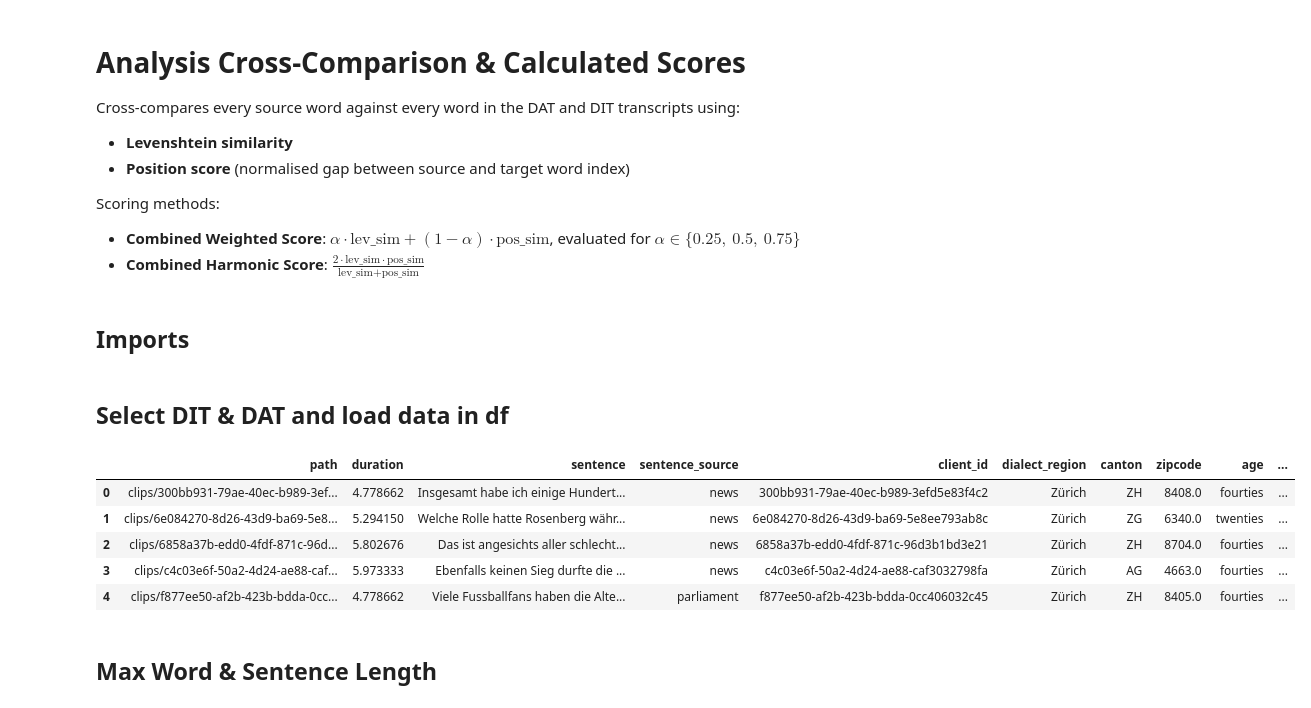
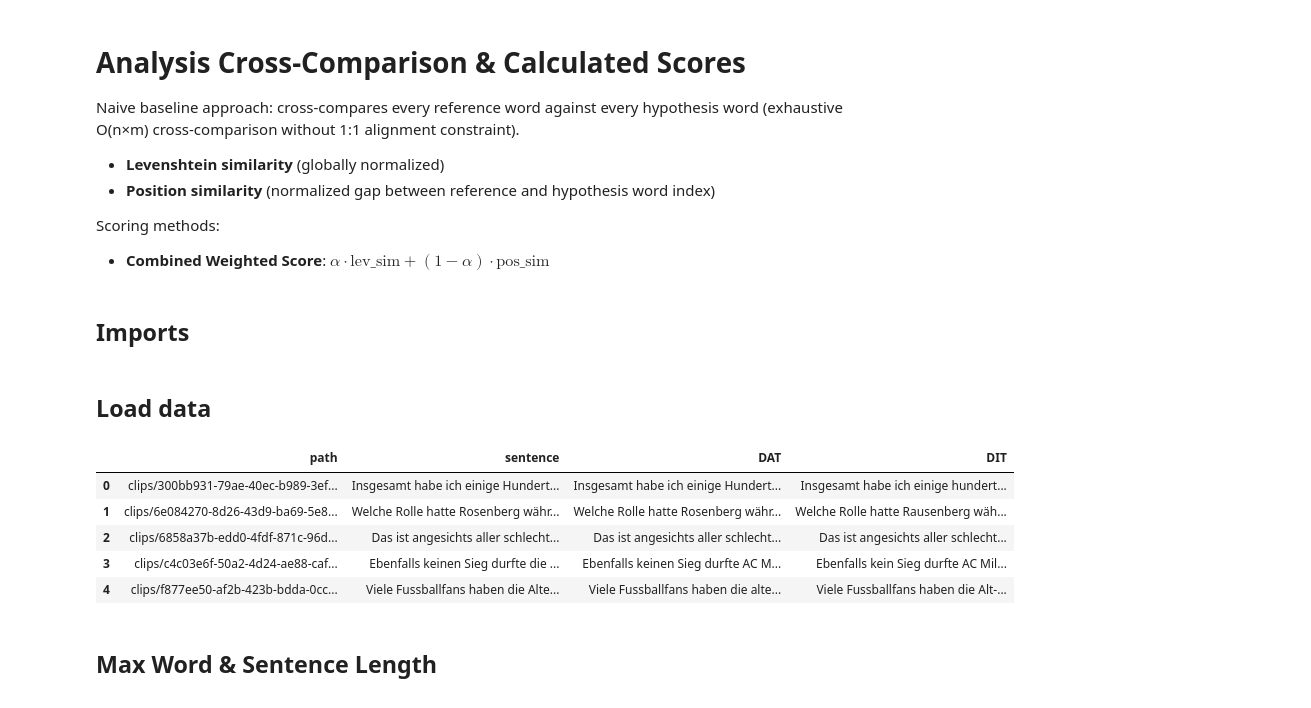
Before and after one commit to michamettler/BA-FS26_ciel_Mettler_Dialektanalyse, a Jupyter notebook: scripts/cross-comparison.ipynb, the cells around one changed output. Saved outputs shown, nothing was run; the diff lists cells and outputs as text; code cells hidden in the pictures.

```diff
--- a/scripts/cross-comparison.ipynb
+++ b/scripts/cross-comparison.ipynb
@@ -1,15 +1,15 @@
 # %% [markdown]
 # Analysis Cross-Comparison & Calculated Scores
 
-Cross-compares every source word against every word in the DAT and DIT transcripts using:
+Naive baseline approach: cross-compares every reference word against every hypothesis word
+(exhaustive O(n×m) cross-comparison without 1:1 alignment constraint).
 
-- **Levenshtein similarity**
-- **Position score** (normalised gap between source and target word index)
+- **Levenshtein similarity** (globally normalized)
+- **Position similarity** (normalized gap between reference and hypothesis word index)
 
 Scoring methods:
 
-- **Combined Weighted Score**: $\alpha \cdot \text{lev\_sim} + (1-\alpha) \cdot \text{pos\_sim}$, evaluated for $\alpha \in \{0.25,\ 0.5,\ 0.75\}$
-- **Combined Harmonic Score**: $\frac{2 \cdot \text{lev\_sim} \cdot \text{pos\_sim}}{\text{lev\_sim} + \text{pos\_sim}}$
+- **Combined Weighted Score**: $\alpha \cdot \text{lev\_sim} + (1-\alpha) \cdot \text{pos\_sim}$
 # %% [markdown]
 ## Imports
 # %%
@@ -24,31 +26,29 @@ from util.plot_helpers import plot_score_distribution
 # %%
-PROJECT_ROOT = Path.cwd()
+PROJECT_ROOT = Path.cwd().parent
 ANALYSIS_DIR = PROJECT_ROOT / "samples" / "zurich_subset" / "transcripts"
 
-DIALECT_AWARE_TRANSCRIPT = ANALYSIS_DIR / "dialect-aware-transcript.tsv"
-DIALECT_IGNORANT_TRANSCRIPT = ANALYSIS_DIR / "dialect-ignorant-transcript.tsv"
+DIALECT_AWARE_TRANSCRIPT = ANALYSIS_DIR / "fhnw_dialect-aware.tsv"
+DIALECT_IGNORANT_TRANSCRIPT = ANALYSIS_DIR / "whsiper-largev2_dialect-ignorant.tsv"
 # %% [markdown]
-## Select DIT & DAT and load data in df
+## Load data
 # %%
 df_dat = pd.read_csv(DIALECT_AWARE_TRANSCRIPT, sep="\t", encoding="utf-8-sig")
 df_dit = pd.read_csv(DIALECT_IGNORANT_TRANSCRIPT, sep="\t", encoding="utf-8-sig")
 
 df = pd.merge(
-    df_dat,
-    df_dit[["path", "transcript"]],
+    df_dat[["path", "sentence", "transcript"]].rename(columns={"transcript": "DAT"}),
+    df_dit[["path", "transcript"]].rename(columns={"transcript": "DIT"}),
     on="path",
     how="inner",
-    suffixes=("_dit", "_dat"),
 )
-df = df.rename(columns={"transcript_dit": "DIT", "transcript_dat": "DAT"})
 df.head()
 # %% [output]
-|  | path | duration | sentence | sentence_source | client_id | dialect_region | canton | zipcode | age | ... |
-| 0 | clips/300bb931-79ae-40ec-b989-3ef... | 4.778662 | Insgesamt habe ich einige Hundert... | news | 300bb931-79ae-40ec-b989-3efd5e83f4c2 | Zürich | ZH | 8408.0 | fourties | ... |
-| 1 | clips/6e084270-8d26-43d9-ba69-5e8... | 5.294150 | Welche Rolle hatte Rosenberg währ... | news | 6e084270-8d26-43d9-ba69-5e8ee793ab8c | Zürich | ZG | 6340.0 | twenties | ... |
-| 2 | clips/6858a37b-edd0-4fdf-871c-96d... | 5.802676 | Das ist angesichts aller schlecht... | news | 6858a37b-edd0-4fdf-871c-96d3b1bd3e21 | Zürich | ZH | 8704.0 | fourties | ... |
-| 3 | clips/c4c03e6f-50a2-4d24-ae88-caf... | 5.973333 | Ebenfalls keinen Sieg durfte die ... | news | c4c03e6f-50a2-4d24-ae88-caf3032798fa | Zürich | AG | 4663.0 | fourties | ... |
-| 4 | clips/f877ee50-af2b-423b-bdda-0cc... | 4.778662 | Viele Fussballfans haben die Alte... | parliament | f877ee50-af2b-423b-bdda-0cc406032c45 | Zürich | ZH | 8405.0 | fourties | ... |
+|  | path | sentence | DAT | DIT |
+| 0 | clips/300bb931-79ae-40ec-b989-3ef... | Insgesamt habe ich einige Hundert... | Insgesamt habe ich einige Hundert... | Insgesamt habe ich einige hundert... |
+| 1 | clips/6e084270-8d26-43d9-ba69-5e8... | Welche Rolle hatte Rosenberg währ... | Welche Rolle hatte Rosenberg währ... | Welche Rolle hatte Rausenberg wäh... |
+| 2 | clips/6858a37b-edd0-4fdf-871c-96d... | Das ist angesichts aller schlecht... | Das ist angesichts aller schlecht... | Das ist angesichts aller schlecht... |
+| 3 | clips/c4c03e6f-50a2-4d24-ae88-caf... | Ebenfalls keinen Sieg durfte die ... | Ebenfalls keinen Sieg durfte AC M... | Ebenfalls kein Sieg durfte AC Mil... |
+| 4 | clips/f877ee50-af2b-423b-bdda-0cc... | Viele Fussballfans haben die Alte... | Viele Fussballfans haben die alte... | Viele Fussballfans haben die Alt-... |
 # %% [markdown]
 ## Max Word & Sentence Length
 # %%
```
Also changed, not shown: parts of 15 cells of this notebook, 6 other files.
